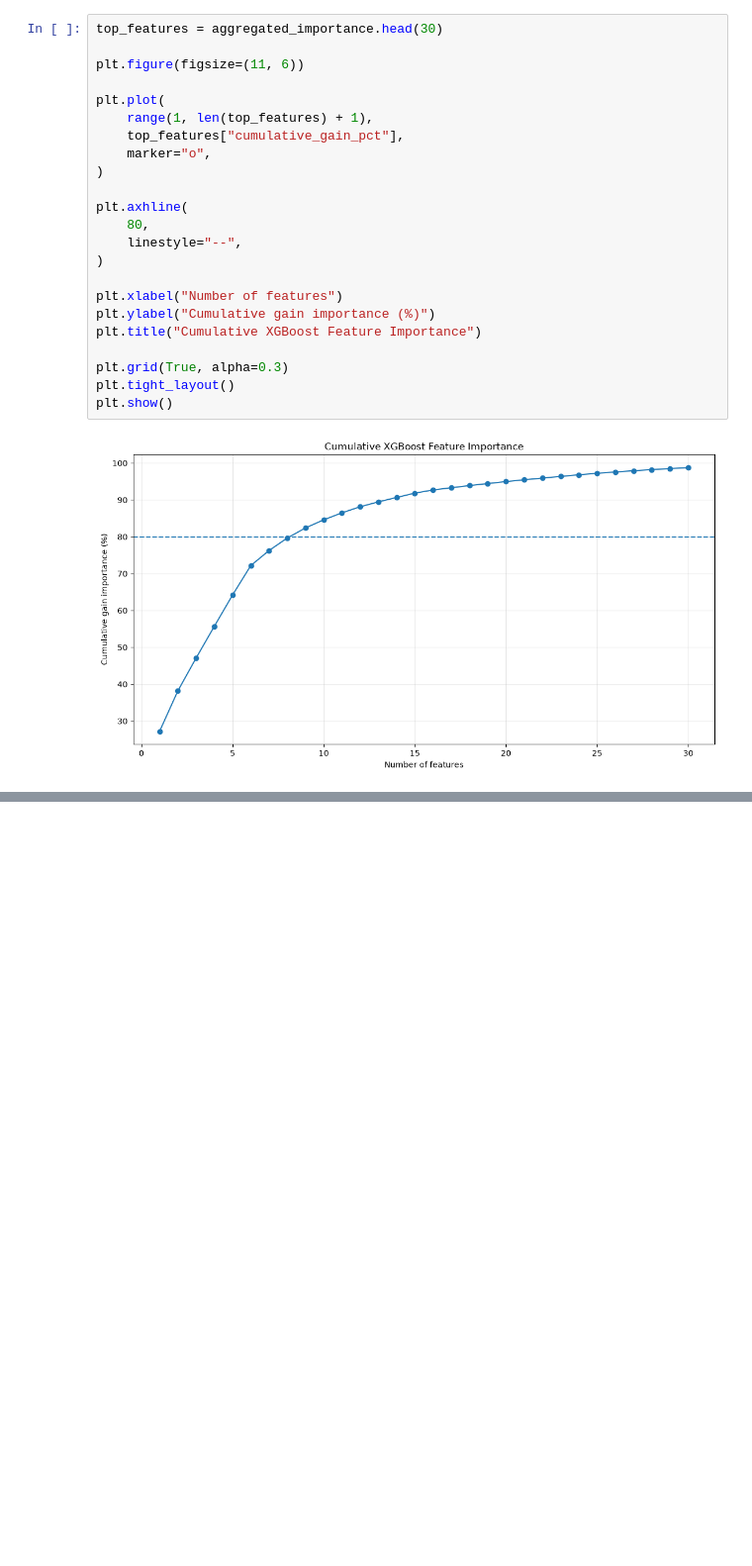
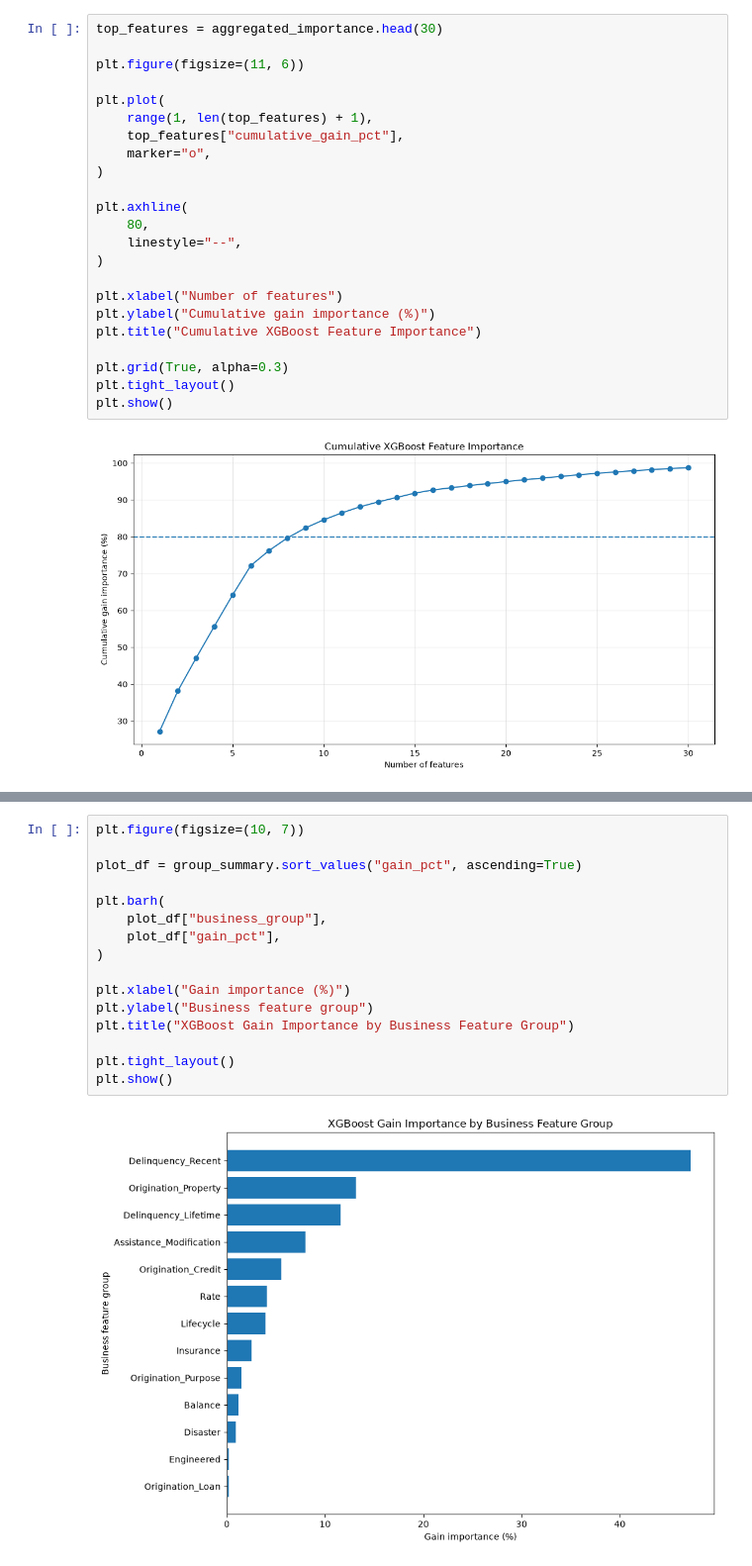
Before and after one commit to dhrumilvora/mortgage-credit-risk, a Jupyter notebook: notebooks/feature_importance_spark.ipynb, the cells around one changed output, grey strips where cells are left out. Shown at 99% size. Drawn from its saved outputs; the diff is of its cells as text; blank space fills up the shorter version.

```diff
--- a/notebooks/feature_importance_spark.ipynb
+++ b/notebooks/feature_importance_spark.ipynb
@@ -799,0 +948,18 @@ importance_table
+# %%
+plt.figure(figsize=(10, 7))
+
+plot_df = group_summary.sort_values("gain_pct", ascending=True)
+
+plt.barh(
+    plot_df["business_group"],
+    plot_df["gain_pct"],
+)
+
+plt.xlabel("Gain importance (%)")
+plt.ylabel("Business feature group")
+plt.title("XGBoost Gain Importance by Business Feature Group")
+
+plt.tight_layout()
+plt.show()
+# %% [output]
+[figure, added]
```
Also changed, not shown: parts of 21 cells of this notebook, 9 other files.
